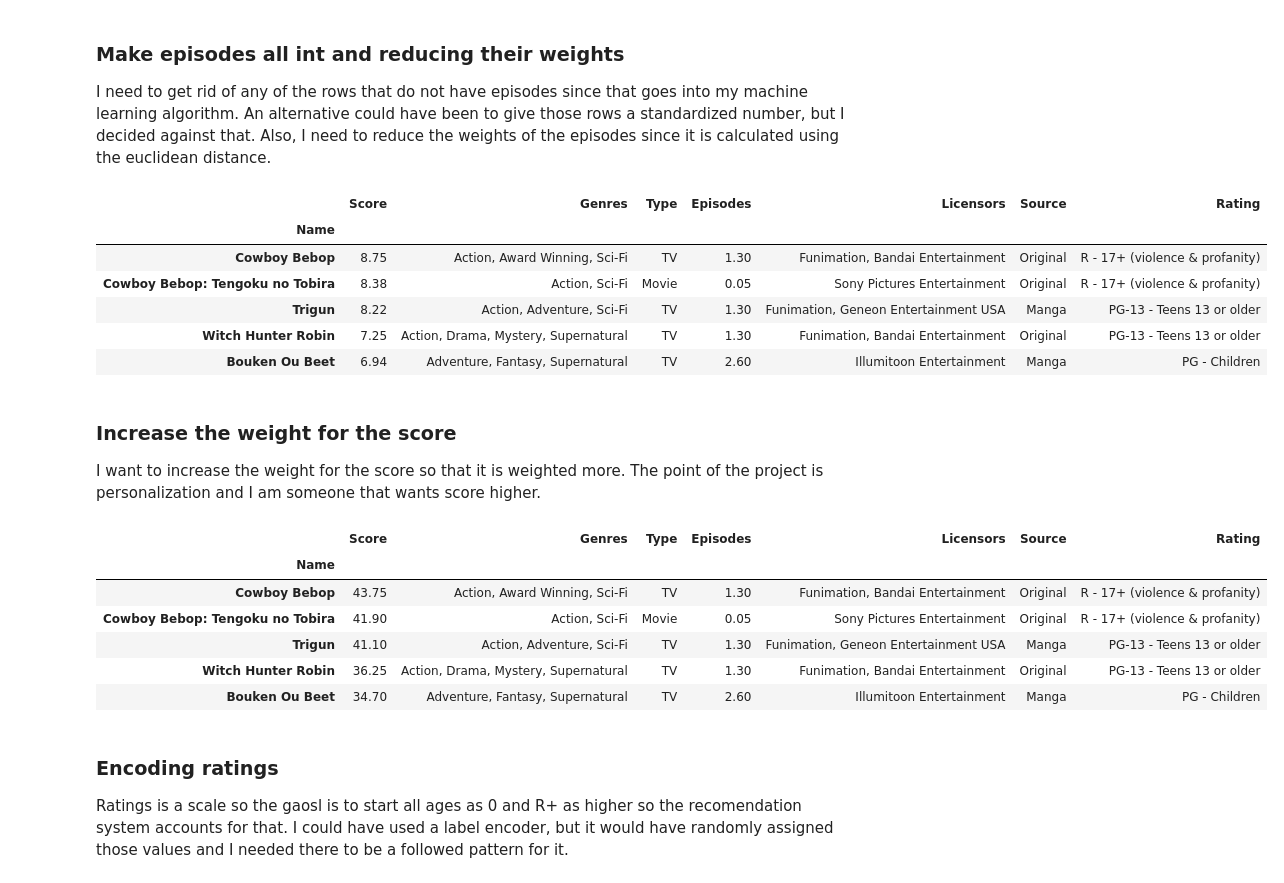
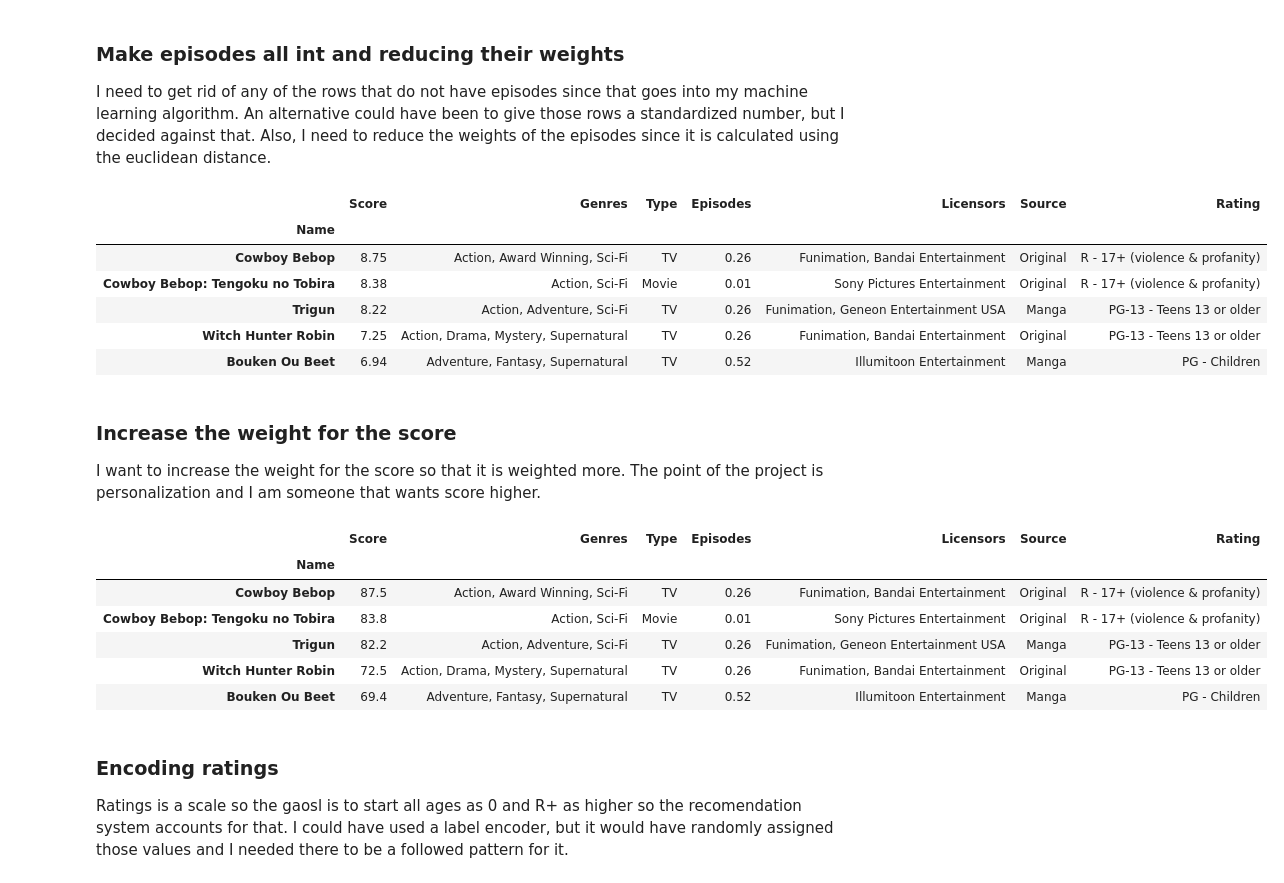
Before and after one commit to rjaggannagari/cs4824_final_project, a Jupyter notebook: anime_machine_learning.ipynb, the cells around one changed output. Saved outputs shown, nothing was run; the diff lists cells and outputs as text; code cells hidden in the pictures.

```diff
--- a/anime_machine_learning.ipynb
+++ b/anime_machine_learning.ipynb
@@ -48,31 +50,31 @@ anime_df.head(5)
 I need to get rid of any of the rows that do not have episodes since that goes into my machine learning algorithm. An alternative could have been to give those rows a standardized number, but I decided against that. Also, I need to reduce the weights of the episodes since it is calculated using the euclidean distance.
 # %%
 anime_df['Episodes'] = anime_df['Episodes'].astype(float)
-anime_df['Episodes'] = anime_df['Episodes'] * 0.05
+anime_df['Episodes'] = anime_df['Episodes'] * 0.01
 
 anime_df.head(5)
 # %% [output]
 |  | Score | Genres | Type | Episodes | Licensors | Source | Rating |
 | Name |  |  |  |  |  |  |  |
-| Cowboy Bebop | 8.75 | Action, Award Winning, Sci-Fi | TV | 1.30 | Funimation, Bandai Entertainment | Original | R - 17+ (violence & profanity) |
-| Cowboy Bebop: Tengoku no Tobira | 8.38 | Action, Sci-Fi | Movie | 0.05 | Sony Pictures Entertainment | Original | R - 17+ (violence & profanity) |
-| Trigun | 8.22 | Action, Adventure, Sci-Fi | TV | 1.30 | Funimation, Geneon Entertainment USA | Manga | PG-13 - Teens 13 or older |
-| Witch Hunter Robin | 7.25 | Action, Drama, Mystery, Supernatural | TV | 1.30 | Funimation, Bandai Entertainment | Original | PG-13 - Teens 13 or older |
-| Bouken Ou Beet | 6.94 | Adventure, Fantasy, Supernatural | TV | 2.60 | Illumitoon Entertainment | Manga | PG - Children |
+| Cowboy Bebop | 8.75 | Action, Award Winning, Sci-Fi | TV | 0.26 | Funimation, Bandai Entertainment | Original | R - 17+ (violence & profanity) |
+| Cowboy Bebop: Tengoku no Tobira | 8.38 | Action, Sci-Fi | Movie | 0.01 | Sony Pictures Entertainment | Original | R - 17+ (violence & profanity) |
+| Trigun | 8.22 | Action, Adventure, Sci-Fi | TV | 0.26 | Funimation, Geneon Entertainment USA | Manga | PG-13 - Teens 13 or older |
+| Witch Hunter Robin | 7.25 | Action, Drama, Mystery, Supernatural | TV | 0.26 | Funimation, Bandai Entertainment | Original | PG-13 - Teens 13 or older |
+| Bouken Ou Beet | 6.94 | Adventure, Fantasy, Supernatural | TV | 0.52 | Illumitoon Entertainment | Manga | PG - Children |
 # %% [markdown]
 ### Increase the weight for the score
 I want to increase the weight for the score so that it is weighted more. The point of the project is personalization and I am someone that wants score higher.
 # %%
-anime_df['Score'] = anime_df['Score'] * 5
+anime_df['Score'] = anime_df['Score'] * 10
 anime_df.head(5)
 # %% [output]
 |  | Score | Genres | Type | Episodes | Licensors | Source | Rating |
 | Name |  |  |  |  |  |  |  |
-| Cowboy Bebop | 43.75 | Action, Award Winning, Sci-Fi | TV | 1.30 | Funimation, Bandai Entertainment | Original | R - 17+ (violence & profanity) |
-| Cowboy Bebop: Tengoku no Tobira | 41.90 | Action, Sci-Fi | Movie | 0.05 | Sony Pictures Entertainment | Original | R - 17+ (violence & profanity) |
-| Trigun | 41.10 | Action, Adventure, Sci-Fi | TV | 1.30 | Funimation, Geneon Entertainment USA | Manga | PG-13 - Teens 13 or older |
-| Witch Hunter Robin | 36.25 | Action, Drama, Mystery, Supernatural | TV | 1.30 | Funimation, Bandai Entertainment | Original | PG-13 - Teens 13 or older |
-| Bouken Ou Beet | 34.70 | Adventure, Fantasy, Supernatural | TV | 2.60 | Illumitoon Entertainment | Manga | PG - Children |
+| Cowboy Bebop | 87.5 | Action, Award Winning, Sci-Fi | TV | 0.26 | Funimation, Bandai Entertainment | Original | R - 17+ (violence & profanity) |
+| Cowboy Bebop: Tengoku no Tobira | 83.8 | Action, Sci-Fi | Movie | 0.01 | Sony Pictures Entertainment | Original | R - 17+ (violence & profanity) |
+| Trigun | 82.2 | Action, Adventure, Sci-Fi | TV | 0.26 | Funimation, Geneon Entertainment USA | Manga | PG-13 - Teens 13 or older |
+| Witch Hunter Robin | 72.5 | Action, Drama, Mystery, Supernatural | TV | 0.26 | Funimation, Bandai Entertainment | Original | PG-13 - Teens 13 or older |
+| Bouken Ou Beet | 69.4 | Adventure, Fantasy, Supernatural | TV | 0.52 | Illumitoon Entertainment | Manga | PG - Children |
 # %% [markdown]
 ### Encoding ratings
 Ratings is a scale so the gaosl is to start all ages as 0 and R+ as higher so the recomendation system accounts for that. I could have used a label encoder, but it would have randomly assigned those values and I needed there to be a followed pattern for it.
```
Also changed, not shown: parts of 8 cells of this notebook, 1 other file.
